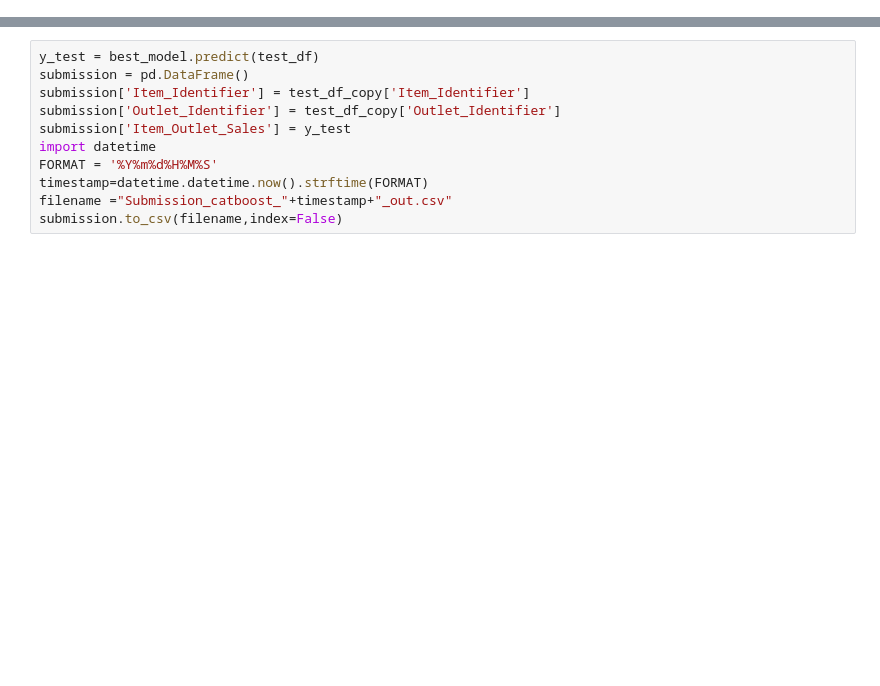
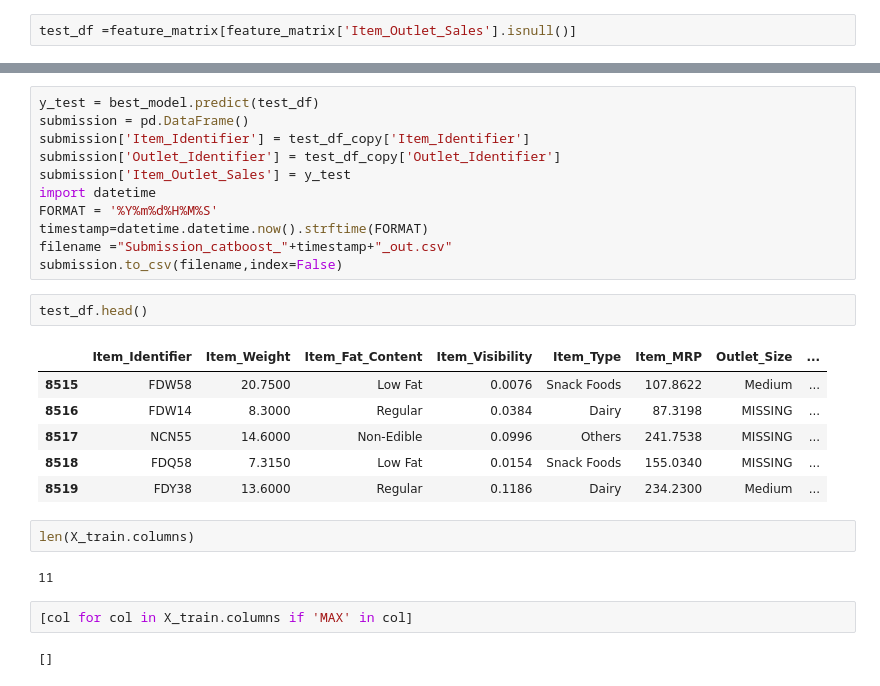
Before and after one commit to krishnamohan-seelam/MachineLearning, a Jupyter notebook: AnacondaProjects/MachineLearning_Handbook/Regression/BigMartSales/BigMartSales_CatBoost.ipynb, the cells around one changed output, grey strips where cells are left out. Drawn from its saved outputs; the diff is of its cells as text; blank space fills up the shorter version.

```diff
--- a/AnacondaProjects/MachineLearning_Handbook/Regression/BigMartSales/BigMartSales_CatBoost.ipynb
+++ b/AnacondaProjects/MachineLearning_Handbook/Regression/BigMartSales/BigMartSales_CatBoost.ipynb
@@ -130,0 +229,2 @@ train_df.head()
+# %%
+test_df =feature_matrix[feature_matrix['Item_Outlet_Sales'].isnull()]
@@ -333,3 +480,20 @@ FORMAT = '%Y%m%d%H%M%S'
 timestamp=datetime.datetime.now().strftime(FORMAT)
 filename ="Submission_catboost_"+timestamp+"_out.csv"
 submission.to_csv(filename,index=False)
+# %%
+test_df.head()
+# %% [output]
+|  | Item_Identifier | Item_Weight | Item_Fat_Content | Item_Visibility | Item_Type | Item_MRP | Outlet_Size | ... |
+| 8515 | FDW58 | 20.7500 | Low Fat | 0.0076 | Snack Foods | 107.8622 | Medium | ... |
+| 8516 | FDW14 | 8.3000 | Regular | 0.0384 | Dairy | 87.3198 | MISSING | ... |
+| 8517 | NCN55 | 14.6000 | Non-Edible | 0.0996 | Others | 241.7538 | MISSING | ... |
+| 8518 | FDQ58 | 7.3150 | Low Fat | 0.0154 | Snack Foods | 155.0340 | MISSING | ... |
+| 8519 | FDY38 | 13.6000 | Regular | 0.1186 | Dairy | 234.2300 | Medium | ... |
+# %%
+len(X_train.columns)
+# %% [output]
+11
+# %%
+[col for col in X_train.columns if 'MAX' in col]
+# %% [output]
+[]
```
Also changed, not shown: parts of 37 cells of this notebook, 47 other files.
